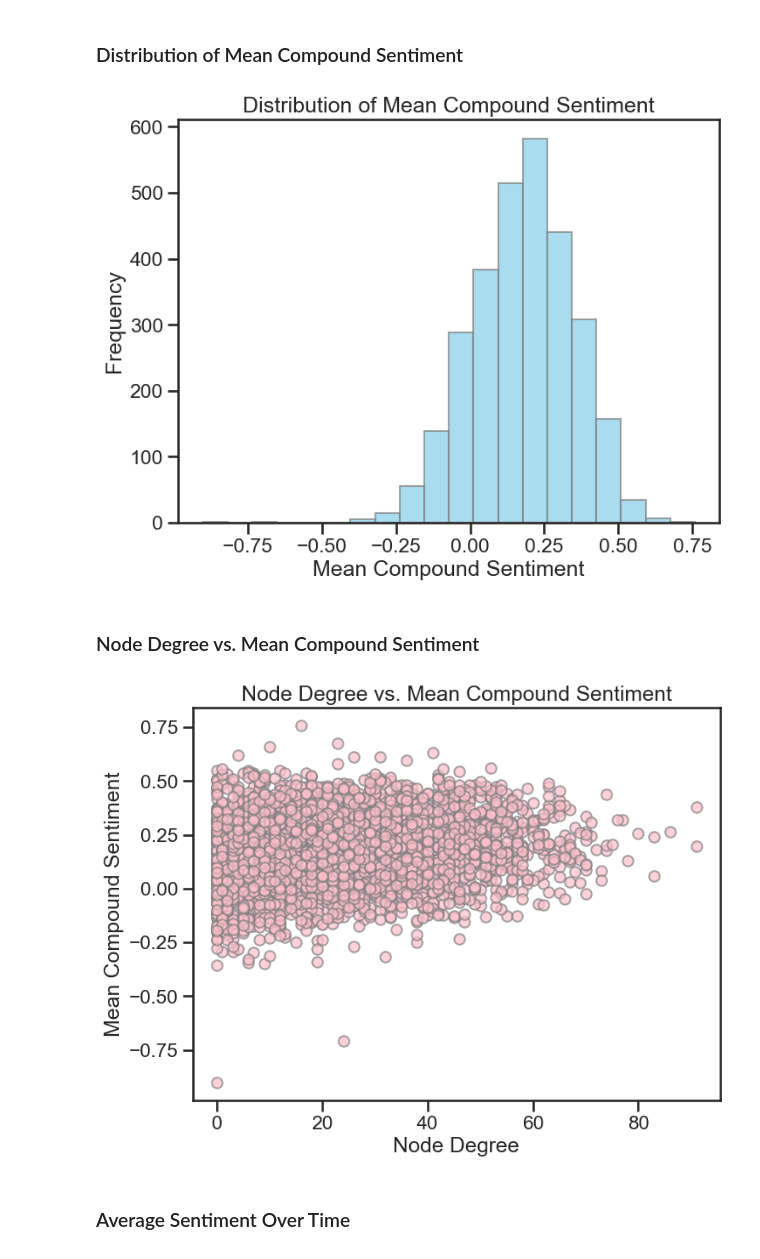
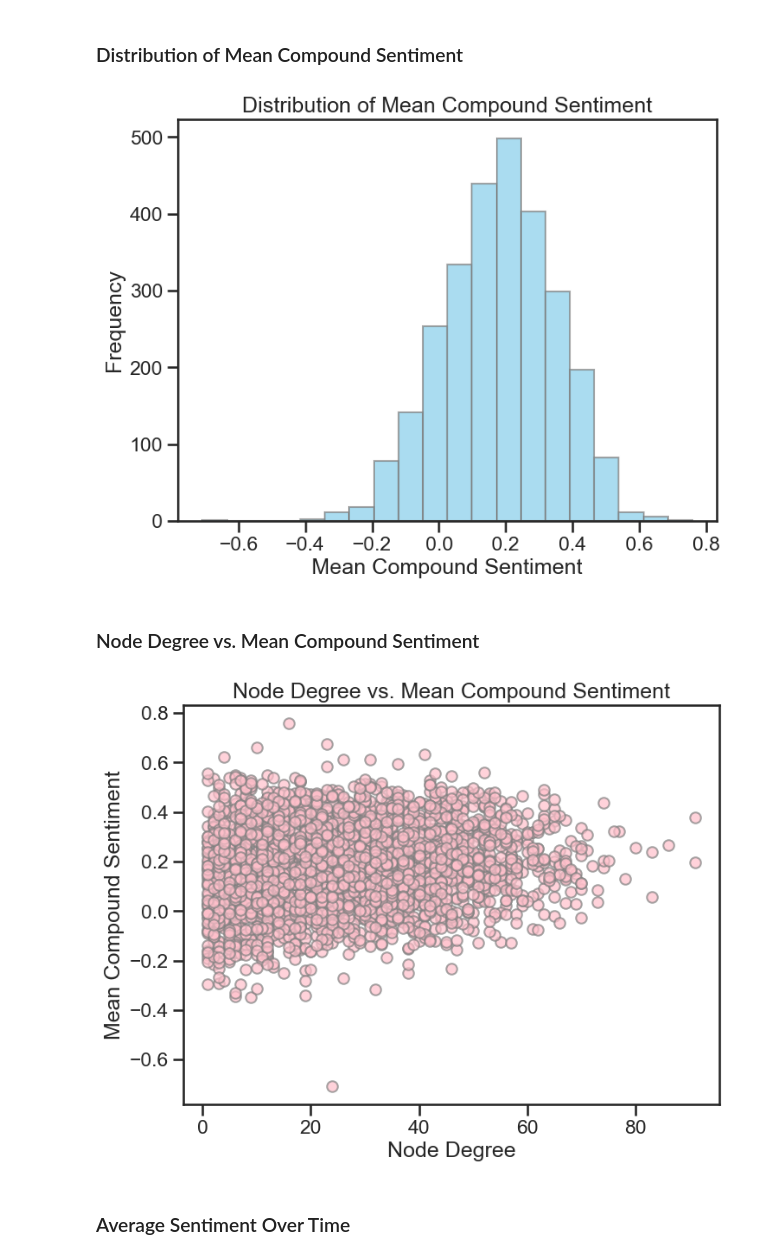
Before and after one commit to michalisdikaiopoulos/Movie-Success-And-Actor-Popularity-Correlation, a Jupyter notebook: ExtractData.ipynb, the cells around one changed output. Cells and saved outputs as stored; diff of their text form; code cells hidden in the pictures.

```diff
--- a/ExtractData.ipynb
+++ b/ExtractData.ipynb
@@ -793,7 +799,7 @@ plt.show()
 import matplotlib.pyplot as plt
 
 # Extract mean compound sentiment values
-sentiments = [movie_graph.nodes[node]['mean_compound_sentiment'] for node in movie_graph.nodes]
+sentiments = [graph_largest.nodes[node]['mean_compound_sentiment'] for node in graph_largest.nodes]
 
 # Plot histogram
 plt.figure(figsize=(8, 6))
@@ -803,23 +809,23 @@ plt.xlabel("Mean Compound Sentiment")
 plt.ylabel("Frequency")
 plt.show()
 # %% [output]
-[figure, old version]
+[figure, new version]
 # %% [markdown]
 ### Node Degree vs. Mean Compound Sentiment
 # %%
 # Extract degrees and sentiment scores
-degrees = [movie_graph.degree(node) for node in movie_graph.nodes]
-sentiments = [movie_graph.nodes[node]['mean_compound_sentiment'] for node in movie_graph.nodes]
+degrees = [graph_largest.degree(node) for node in graph_largest.nodes]
+sentiments = [graph_largest.nodes[node]['mean_compound_sentiment'] for node in graph_largest.nodes]
 
 # Scatter plot
 plt.figure(figsize=(8, 6))
 plt.scatter(degrees, sentiments, alpha=0.7, color='pink', edgecolor='gray')
 plt.title("Node Degree vs. Mean Compound Sentiment")
 plt.xlabel("Node Degree")
 plt.ylabel("Mean Compound Sentiment")
 plt.show()
 # %% [output]
-[figure, old version]
+[figure, new version]
 # %% [markdown]
 ### Average Sentiment Over Time
 # %%
```
Also changed, not shown: parts of 42 cells of this notebook, 1 other file.
